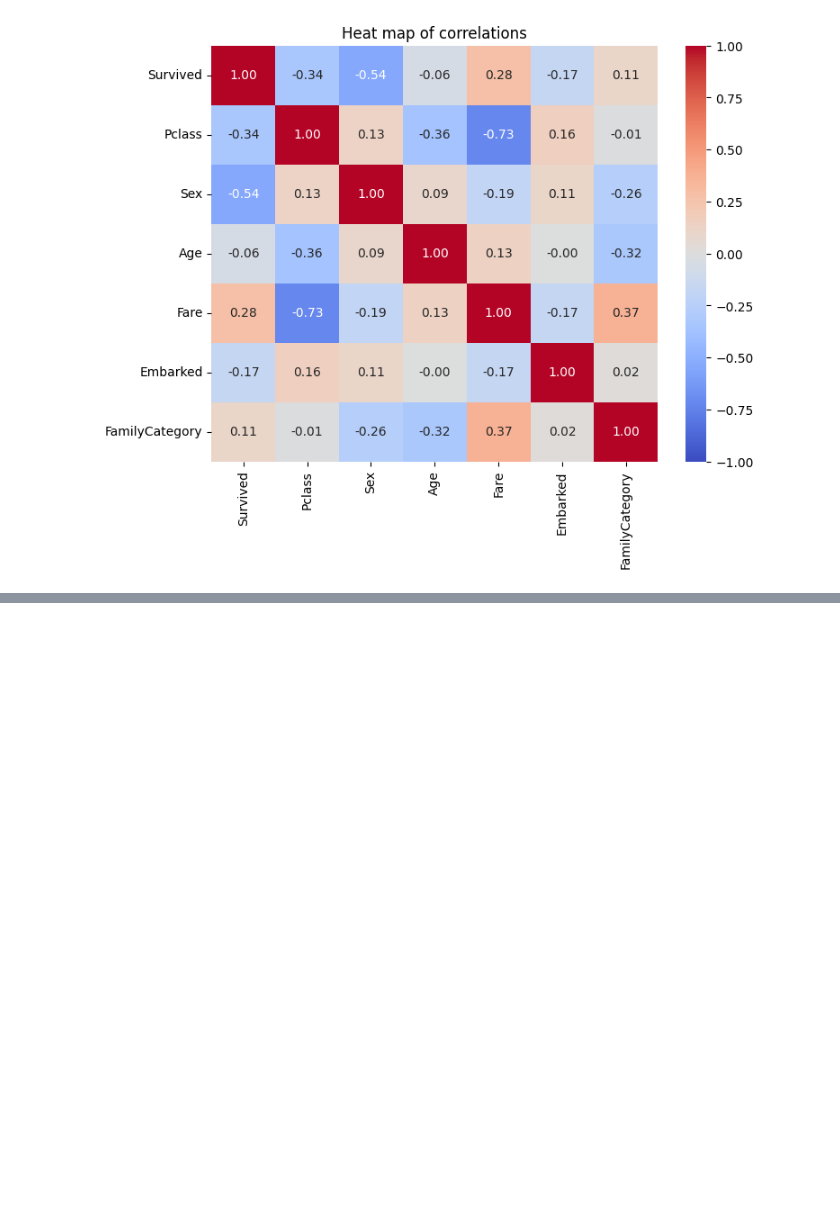
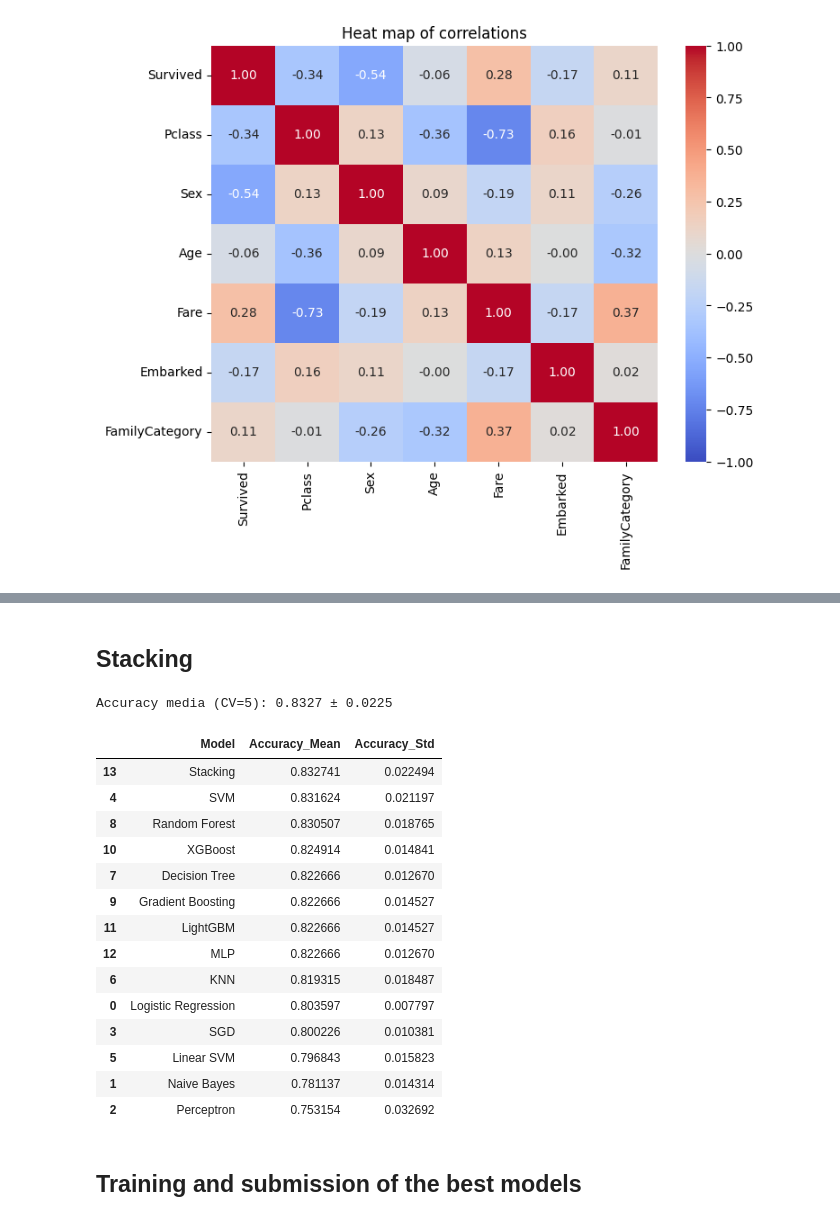
Before and after one commit to plss12/Titanic-Survivors-Prediction, a Jupyter notebook: titanic-survivors-prediction.ipynb, the cells around one changed output, grey strips where cells are left out. Saved outputs shown, nothing was run; the diff lists cells and outputs as text; code cells hidden in the pictures; blank space fills up the shorter version.

Commit message:
Adding predictive models and submissions

```diff
--- a/titanic-survivors-prediction.ipynb
+++ b/titanic-survivors-prediction.ipynb
@@ -478,0 +729,11 @@ test_clean_df = test_clean_df.drop(columns=['Fare', 'Embarked'])
+# %%
+# XGBoost
+
+xgb_model = xgb.XGBClassifier(n_estimators=250, learning_rate=0.1, max_depth=4,
+                              subsample=1, colsample_bytree=1, objective='binary:logistic',
+                              use_label_encoder=False, eval_metric='logloss')
+
+scores = cross_val_score(xgb_model, X_train, Y_train, cv=5, scoring='accuracy')
+models_df.loc[len(models_df)] = ['XGBoost', scores.mean(), scores.std()]
+
+print(f"Accuracy media (CV=5): {scores.mean():.4f} ± {scores.std():.4f}")
@@ -478,0 +760,12 @@ test_clean_df = test_clean_df.drop(columns=['Fare', 'Embarked'])
+# %%
+# Standarization + MLP
+
+mlp_pipeline = Pipeline([
+    ('scaler', StandardScaler()),
+    ('mlp', MLPClassifier(hidden_layer_sizes=(50,20), activation='relu', solver='adam',
+                          learning_rate_init=0.001, max_iter=1000, tol=1e-4))])
+
+scores = cross_val_score(mlp_pipeline, X_train, Y_train, cv=5, scoring='accuracy')
+models_df.loc[len(models_df)] = ['MLP', scores.mean(), scores.std()]
+
+print(f"Accuracy media (CV=5): {scores.mean():.4f} ± {scores.std():.4f}")
@@ -478,0 +793,44 @@ test_clean_df = test_clean_df.drop(columns=['Fare', 'Embarked'])
+# %% [markdown]
+## Stacking
+# %%
+# Stacking
+
+# Base Models - RF, SVM, XGBoost
+
+estimators = [('rf', rf_model),
+             ('svm', svc_pipeline),
+             ('xgb', xgb_model)]
+
+# Meta-Learner
+
+meta_learner = LogisticRegression()
+
+stack_model = StackingClassifier(estimators=estimators, final_estimator=meta_learner,
+                                 cv=5, n_jobs=-1, passthrough=False, stack_method='predict_proba')
+
+scores = cross_val_score(stack_model, X_train, Y_train, cv=5, scoring='accuracy')
+models_df.loc[len(models_df)] = ['Stacking', scores.mean(), scores.std()]
+
+print(f"Accuracy media (CV=5): {scores.mean():.4f} ± {scores.std():.4f}")
+# %% [output]
+Accuracy media (CV=5): 0.8327 ± 0.0225
+# %%
+models_df.sort_values(by='Accuracy_Mean', ascending=False)
+# %% [output]
+|  | Model | Accuracy_Mean | Accuracy_Std |
+| 13 | Stacking | 0.832741 | 0.022494 |
+| 4 | SVM | 0.831624 | 0.021197 |
+| 8 | Random Forest | 0.830507 | 0.018765 |
+| 10 | XGBoost | 0.824914 | 0.014841 |
+| 7 | Decision Tree | 0.822666 | 0.012670 |
+| 9 | Gradient Boosting | 0.822666 | 0.014527 |
+| 11 | LightGBM | 0.822666 | 0.014527 |
+| 12 | MLP | 0.822666 | 0.012670 |
+| 6 | KNN | 0.819315 | 0.018487 |
+| 0 | Logistic Regression | 0.803597 | 0.007797 |
+| 3 | SGD | 0.800226 | 0.010381 |
+| 5 | Linear SVM | 0.796843 | 0.015823 |
+| 1 | Naive Bayes | 0.781137 | 0.014314 |
+| 2 | Perceptron | 0.753154 | 0.032692 |
+# %% [markdown]
+## Training and submission of the best models
```
Also changed, not shown: parts of 45 cells of this notebook, 4 other files.
